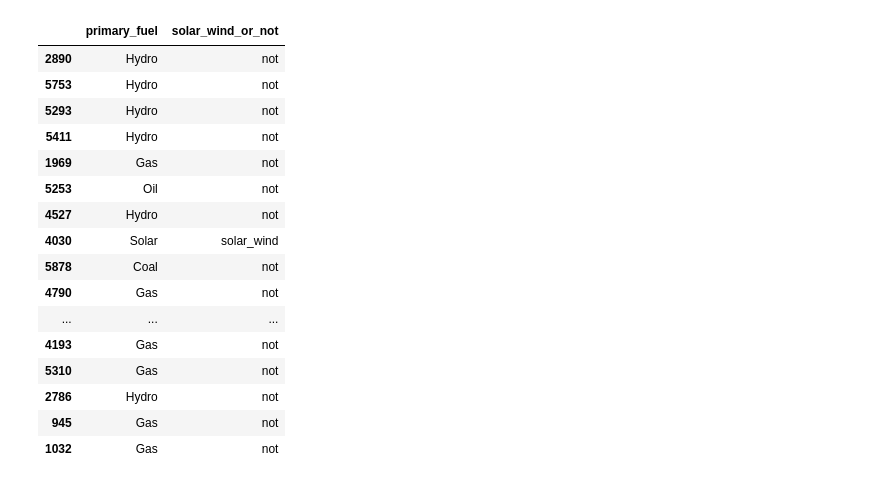
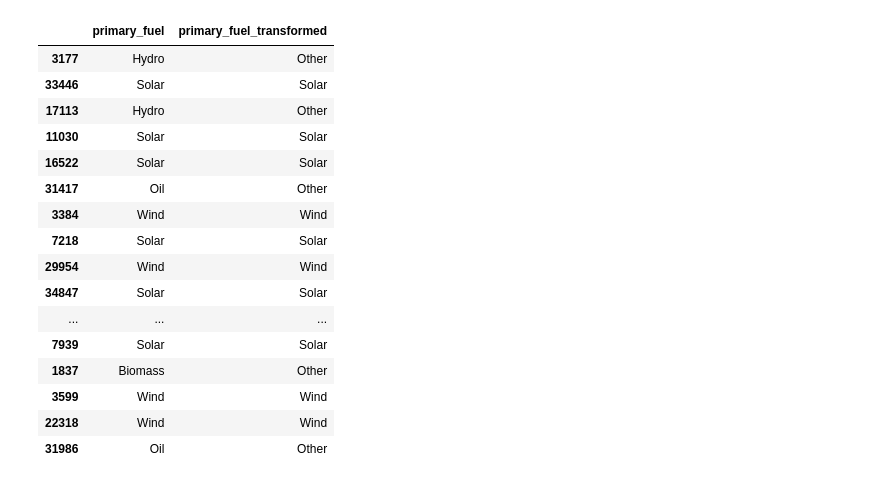
Before and after one commit to tomashbk/solar_wind_power_plants_prediction, a Jupyter notebook: notebooks/0.1-first-EDA.ipynb, the cells around one changed output. Cells and saved outputs as stored; diff of their text form; code cells hidden in the pictures.

```diff
--- a/notebooks/0.1-first-EDA.ipynb
+++ b/notebooks/0.1-first-EDA.ipynb
@@ -120,19 +142,17 @@ array(['Solar', 'Gas', 'Oil', 'Wind', 'Hydro', 'Coal', 'Biomass', 'Waste',
 # %%
-solar_wind_or_not = {'not_solar_or_wind':[
-                                        'Gas',
-                                        'Oil',
-                                        'Hydro',
-                                        'Coal',
-                                        'Biomass',
-                                        'Waste',
-                                        'Cogeneration',
-                                        'Geothermal',
-                                        'Petcoke',
-                                        'Nuclear',
-                                        'Other',
-                                        'Storage'
-                                        ],
-                        'solar_or_wind':[
-                                        'Solar',
-                                        'Wind']}
-solar_wind_or_not
+mapping = {
+            'Gas': 'Other',
+            'Oil': 'Other',
+            'Hydro': 'Other',
+            'Coal': 'Other',
+            'Biomass': 'Other',
+            'Waste': 'Other',
+            'Cogeneration': 'Other',
+            'Geothermal': 'Other',
+            'Petcoke': 'Other',
+            'Nuclear': 'Other',
+            'Other': 'Other',
+            'Storage': 'Other',
+            'Solar': 'Solar',
+            'Wind': 'Wind'
+            }
@@ -155,4 +161,7 @@ solar_wind_or_not
 
 # df_power_plants_with_generation_not_nan['solar_wind_or_not'] = df_power_plants_with_generation_not_nan['primary_fuel'] == ('Wind' or 'Solar') ? 'solar_wind' : 'not'
 
-df_power_plants_with_generation_not_nan['solar_wind_or_not'] = np.where((df_power_plants_with_generation_not_nan[['primary_fuel']] == 'Wind') | (df_power_plants_with_generation_not_nan[['primary_fuel']] == 'Solar'), 'solar_wind','not')
+df_power_plants['primary_fuel_transformed'] = df_power_plants['primary_fuel'].map(mapping)
+
+# df_power_plants_with_generation_not_nan['solar_wind_or_not'] = df_power_plants_with_generation_not_nan['prmary_fuel'].map(mapping)
+# df_power_plants_with_generation_not_nan['solar_wind_or_not'] = np.where((df_power_plants_with_generation_not_nan[['primary_fuel']] == 'Wind') | (df_power_plants_with_generation_not_nan[['primary_fuel']] == 'Solar'), 'solar_wind','not')
@@ -165,20 +168,20 @@ See the caveats in the documentation: https://pandas.pydata.org/pandas-docs/stab
 # %%
-df_power_plants_with_generation_not_nan[['primary_fuel', 'solar_wind_or_not']].sample(20)
+df_power_plants[['primary_fuel', 'primary_fuel_transformed']].sample(20)
 # %% [output]
-|  | primary_fuel | solar_wind_or_not |
-| 2890 | Hydro | not |
-| 5753 | Hydro | not |
-| 5293 | Hydro | not |
-| 5411 | Hydro | not |
-| 1969 | Gas | not |
-| 5253 | Oil | not |
-| 4527 | Hydro | not |
-| 4030 | Solar | solar_wind |
-| 5878 | Coal | not |
-| 4790 | Gas | not |
+|  | primary_fuel | primary_fuel_transformed |
+| 3177 | Hydro | Other |
+| 33446 | Solar | Solar |
+| 17113 | Hydro | Other |
+| 11030 | Solar | Solar |
+| 16522 | Solar | Solar |
+| 31417 | Oil | Other |
+| 3384 | Wind | Wind |
+| 7218 | Solar | Solar |
+| 29954 | Wind | Wind |
+| 34847 | Solar | Solar |
 | ... | ... | ... |
-| 4193 | Gas | not |
-| 5310 | Gas | not |
-| 2786 | Hydro | not |
-| 945 | Gas | not |
-| 1032 | Gas | not |
+| 7939 | Solar | Solar |
+| 1837 | Biomass | Other |
+| 3599 | Wind | Wind |
+| 22318 | Wind | Wind |
+| 31986 | Oil | Other |
```
Also changed, not shown: parts of 15 cells of this notebook, 2 other files.
